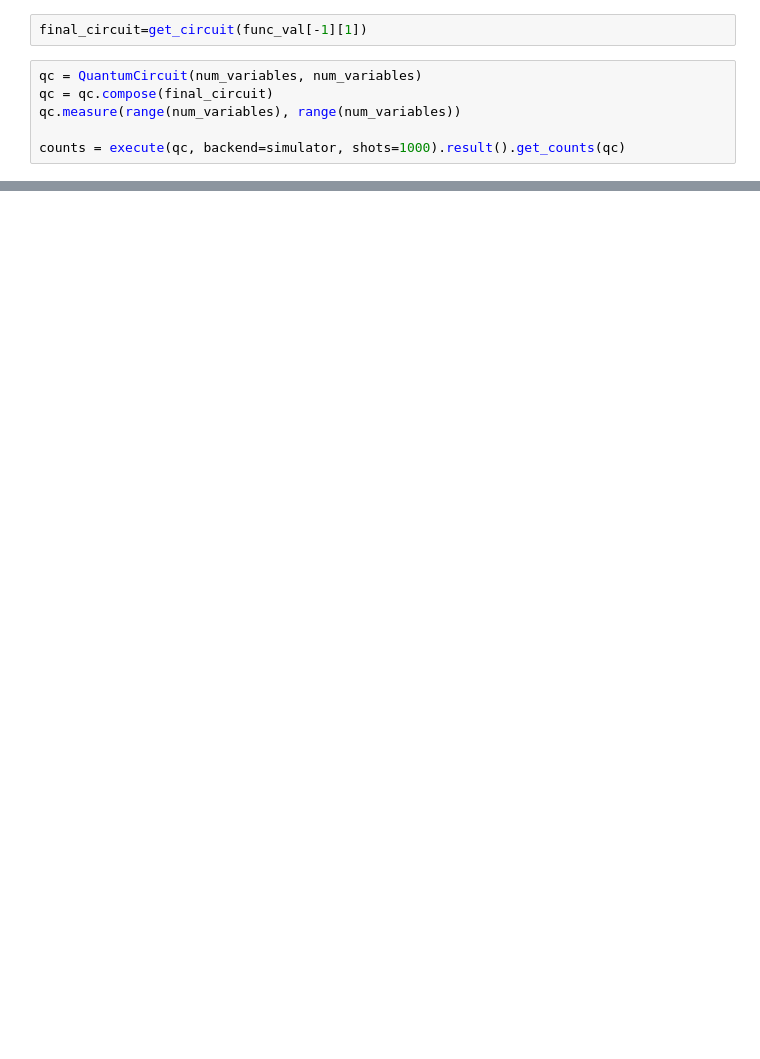
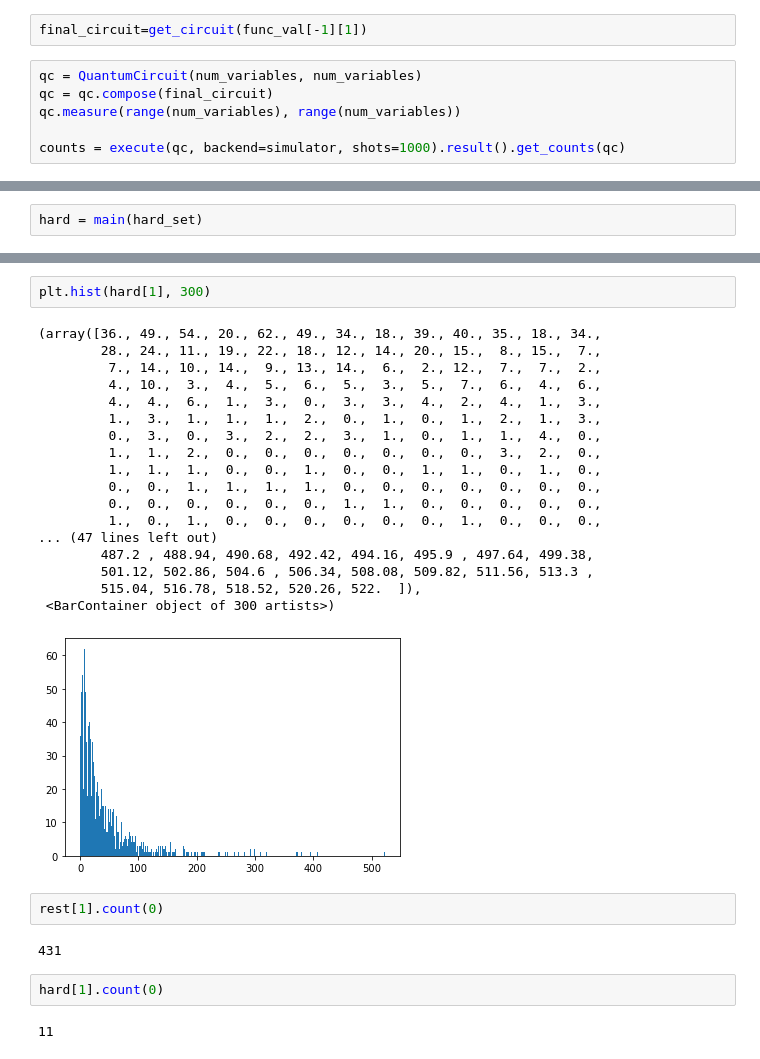
Before and after one commit to AntonSimen06/set-partitioning-qc, a Jupyter notebook: set_partitioning_qea.ipynb, the cells around one changed output, grey strips where cells are left out. Drawn from its saved outputs; the diff is of its cells as text; blank space fills up the shorter version.

```diff
--- a/set_partitioning_qea.ipynb
+++ b/set_partitioning_qea.ipynb
@@ -118,0 +230,2 @@ medium_set = pd.read_csv(r'C:/Users/OS-5818/OneDrive/Documentos/Anton/bloot/cila
+# %%
+hard = main(hard_set)
@@ -118,0 +258,29 @@ medium_set = pd.read_csv(r'C:/Users/OS-5818/OneDrive/Documentos/Anton/bloot/cila
+# %%
+plt.hist(hard[1], 300)
+# %% [output]
+(array([36., 49., 54., 20., 62., 49., 34., 18., 39., 40., 35., 18., 34.,
+        28., 24., 11., 19., 22., 18., 12., 14., 20., 15.,  8., 15.,  7.,
+         7., 14., 10., 14.,  9., 13., 14.,  6.,  2., 12.,  7.,  7.,  2.,
+         4., 10.,  3.,  4.,  5.,  6.,  5.,  3.,  5.,  7.,  6.,  4.,  6.,
+         4.,  4.,  6.,  1.,  3.,  0.,  3.,  3.,  4.,  2.,  4.,  1.,  3.,
+         1.,  3.,  1.,  1.,  1.,  2.,  0.,  1.,  0.,  1.,  2.,  1.,  3.,
+         0.,  3.,  0.,  3.,  2.,  2.,  3.,  1.,  0.,  1.,  1.,  4.,  0.,
+         1.,  1.,  2.,  0.,  0.,  0.,  0.,  0.,  0.,  0.,  3.,  2.,  0.,
+         1.,  1.,  1.,  0.,  0.,  1.,  0.,  0.,  1.,  1.,  0.,  1.,  0.,
+         0.,  0.,  1.,  1.,  1.,  1.,  0.,  0.,  0.,  0.,  0.,  0.,  0.,
+         0.,  0.,  0.,  0.,  0.,  0.,  1.,  1.,  0.,  0.,  0.,  0.,  0.,
+         1.,  0.,  1.,  0.,  0.,  0.,  0.,  0.,  0.,  1.,  0.,  0.,  0.,
+... (47 lines left out)
+        487.2 , 488.94, 490.68, 492.42, 494.16, 495.9 , 497.64, 499.38,
+        501.12, 502.86, 504.6 , 506.34, 508.08, 509.82, 511.56, 513.3 ,
+        515.04, 516.78, 518.52, 520.26, 522.  ]),
+ <BarContainer object of 300 artists>)
+[figure, added]
+# %%
+rest[1].count(0)
+# %% [output]
+431
+# %%
+hard[1].count(0)
+# %% [output]
+11
```
Also changed, not shown: parts of 14 cells of this notebook, 6 other files.
